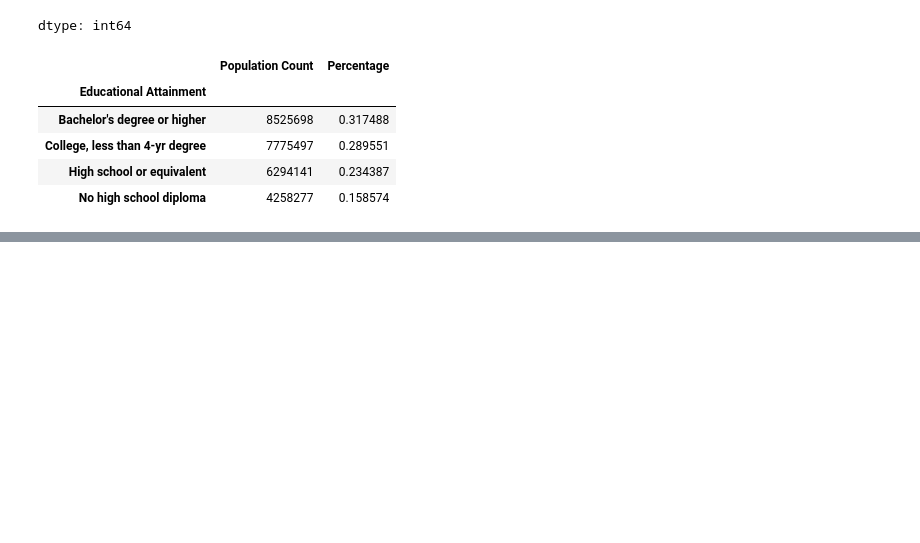
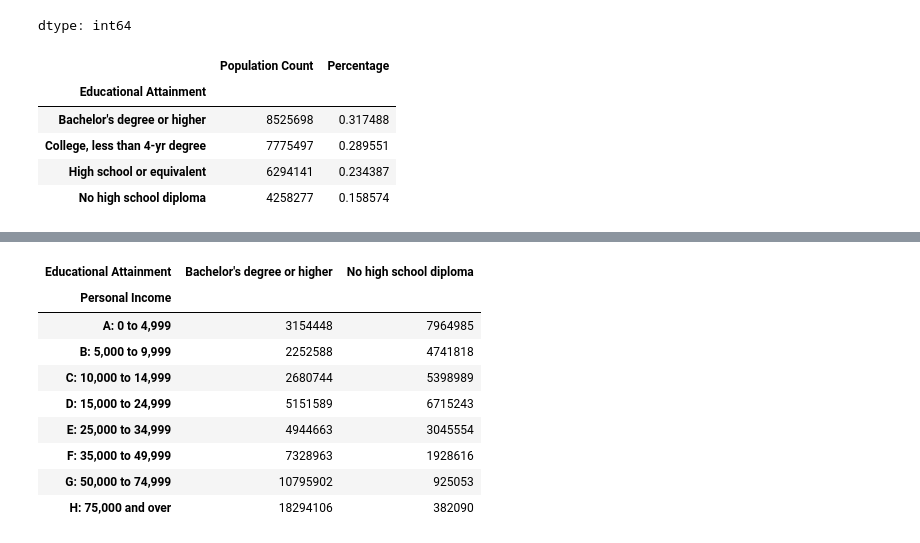
Before and after one commit to sanjanav2102/ML-23CSE301, a Jupyter notebook: Datasets&Pandas.ipynb, the cells around one changed output, grey strips where cells are left out. Cells and saved outputs as stored; diff of their text form; code cells hidden in the pictures; blank space fills up the shorter version.

```diff
--- a/Datasets&Pandas .ipynb
+++ b/Datasets&Pandas.ipynb
@@ -502,5 +530,27 @@ per
 # %%
 # 4.	Draw a bar chart to compare the personal income distributions of adult Californians who
 # have no high diploma with those who have completed a Bachelor's degree or higher.
 # (The difference in the distributions would be striking.
 # There is a clear positive association between educational attainment and personal income).
+
+df5 = df3[(df3['Age'] >= '18') & (df3['Personal Income']) & (df3['Educational Attainment'])]
+df6 = df5[(df5['Educational Attainment']=='No high school diploma') ^ (df5['Educational Attainment']=="Bachelor's degree or higher")]
+df6
+pivot = df6.pivot_table(
+    values='Population Count',
+    index='Personal Income',
+    columns='Educational Attainment',
+    aggfunc='sum'
+)
+pivot
+# %% [output]
+| Educational Attainment | Bachelor's degree or higher | No high school diploma |
+| Personal Income |  |  |
+| A: 0 to 4,999 | 3154448 | 7964985 |
+| B: 5,000 to 9,999 | 2252588 | 4741818 |
+| C: 10,000 to 14,999 | 2680744 | 5398989 |
+| D: 15,000 to 24,999 | 5151589 | 6715243 |
+| E: 25,000 to 34,999 | 4944663 | 3045554 |
+| F: 35,000 to 49,999 | 7328963 | 1928616 |
+| G: 50,000 to 74,999 | 10795902 | 925053 |
+| H: 75,000 and over | 18294106 | 382090 |
```
Also changed, not shown: parts of 4 cells of this notebook.
